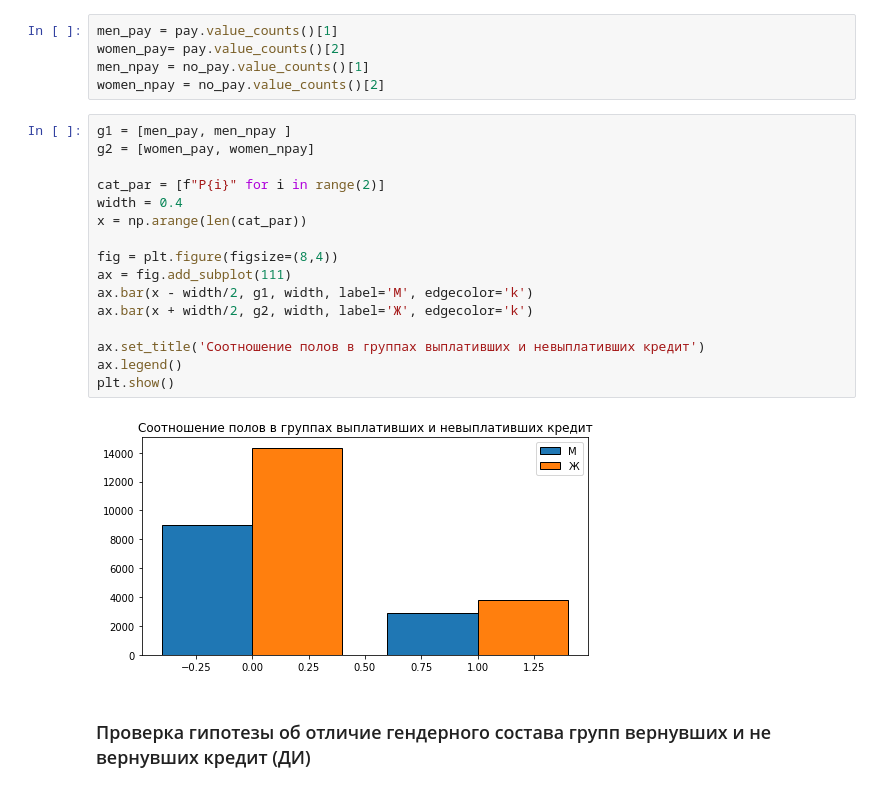
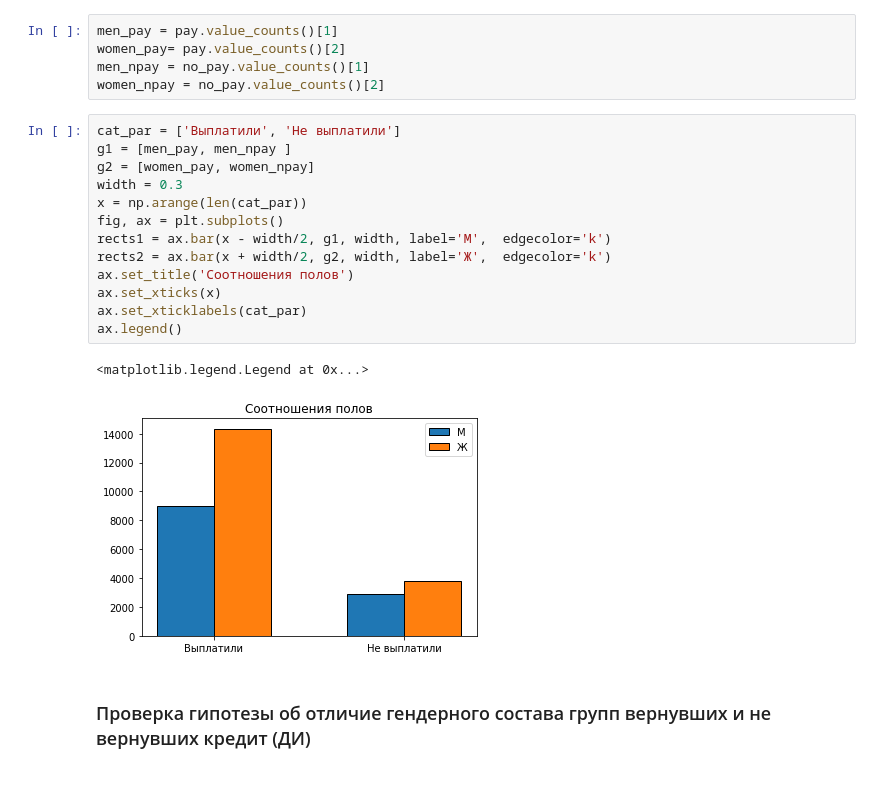
Before and after one commit to anafisa/ML-specialization, a Jupyter notebook: Stats for Data Analysis/Final Project/Credit Scoring/credit_scoring_assignment.ipynb, the cells around one changed output. Saved outputs shown, nothing was run; the diff lists cells and outputs as text.

```diff
--- a/Stats for Data Analysis/Final Project/Credit Scoring/credit_scoring_assignment.ipynb
+++ b/Stats for Data Analysis/Final Project/Credit Scoring/credit_scoring_assignment.ipynb
@@ -140,23 +137,21 @@ women_pay= pay.value_counts()[2]
 men_npay = no_pay.value_counts()[1]
 women_npay = no_pay.value_counts()[2]
 # %%
+cat_par = ['Выплатили', 'Не выплатили']
 g1 = [men_pay, men_npay ]
 g2 = [women_pay, women_npay]
-
-cat_par = [f"P{i}" for i in range(2)]
-width = 0.4
+width = 0.3
 x = np.arange(len(cat_par))
-
-fig = plt.figure(figsize=(8,4))
-ax = fig.add_subplot(111)
-ax.bar(x - width/2, g1, width, label='М', edgecolor='k')
-ax.bar(x + width/2, g2, width, label='Ж', edgecolor='k')
-
-ax.set_title('Соотношение полов в группах выплативших и невыплативших кредит')
+fig, ax = plt.subplots()
+rects1 = ax.bar(x - width/2, g1, width, label='М',  edgecolor='k')
+rects2 = ax.bar(x + width/2, g2, width, label='Ж',  edgecolor='k')
+ax.set_title('Соотношения полов')
+ax.set_xticks(x)
+ax.set_xticklabels(cat_par)
 ax.legend()
-plt.show()
 # %% [output]
+<matplotlib.legend.Legend at 0x...>
-[figure, old version]
+[figure, new version]
 # %% [markdown]
 ### Проверка гипотезы об отличие гендерного состава групп вернувших и не вернувших кредит (ДИ)
 # %% [markdown]
```
Also changed, not shown: parts of 39 cells of this notebook.
